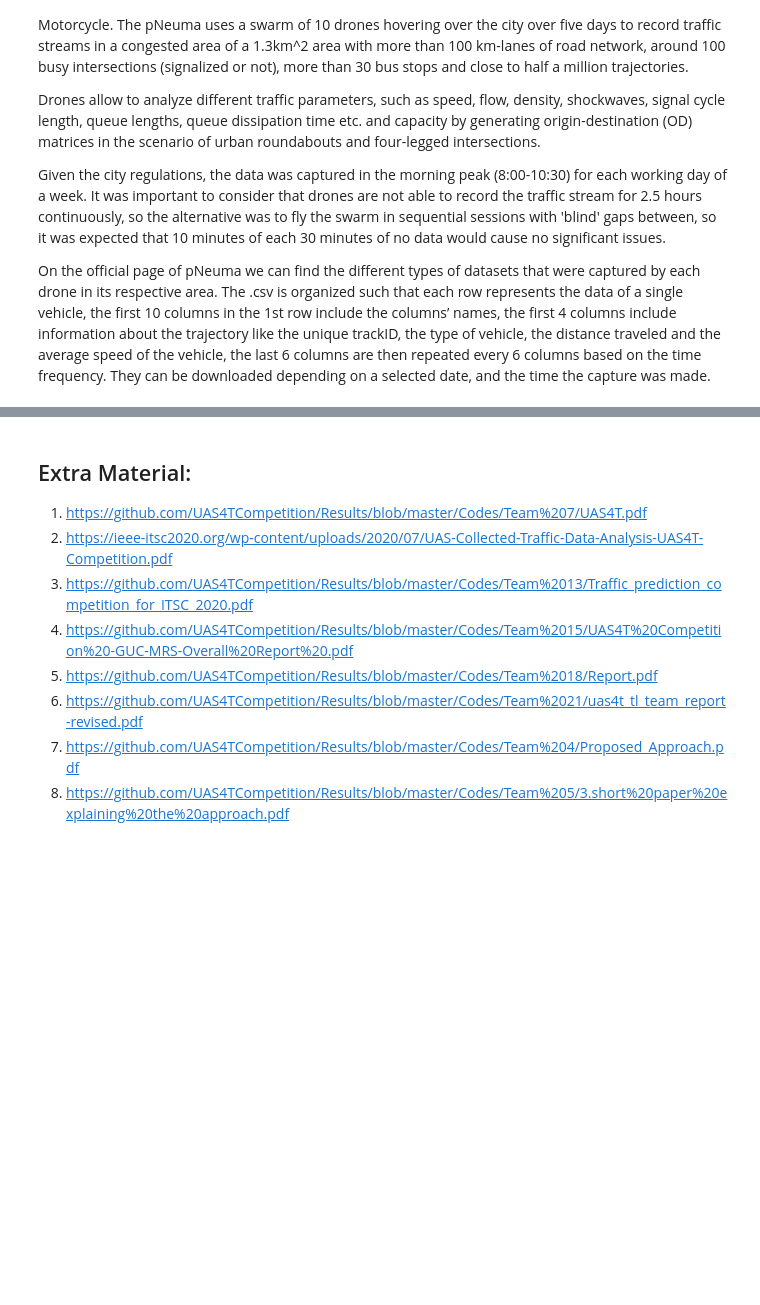
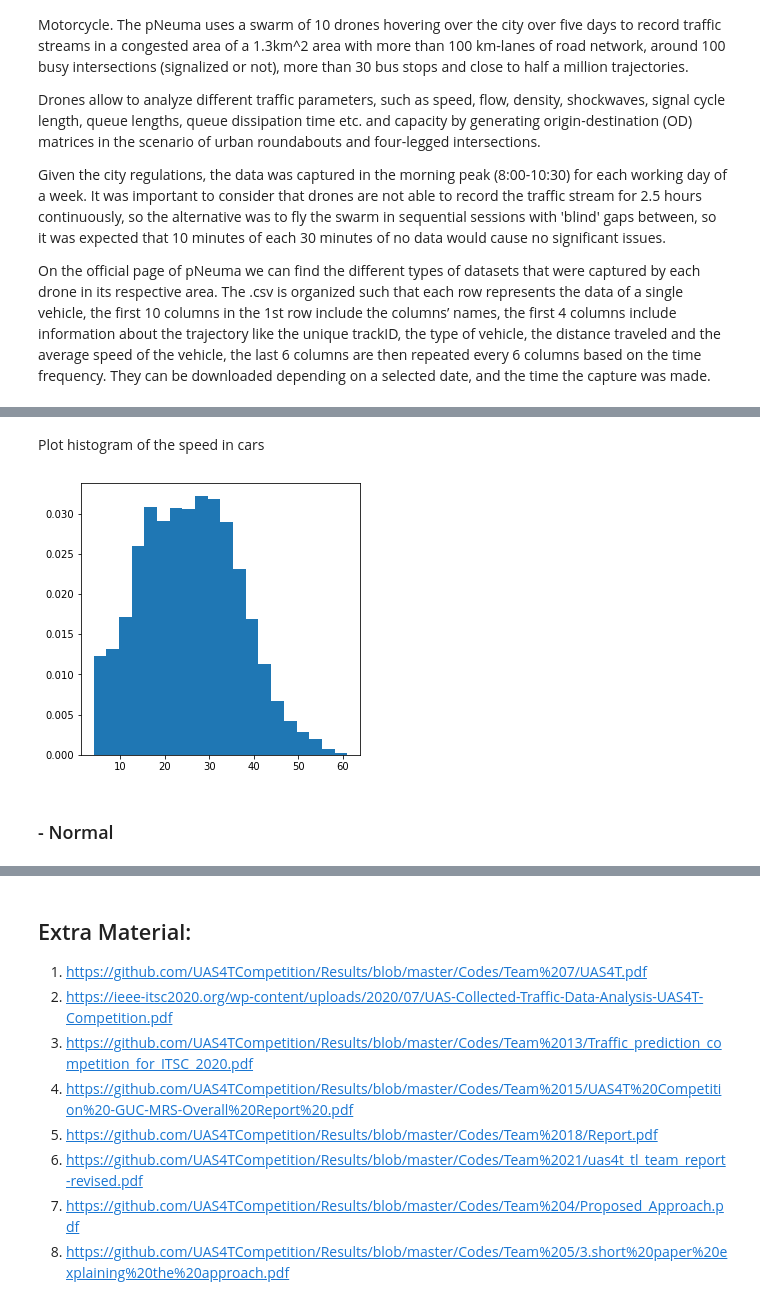
Before and after one commit to gperaza/traffic-data-analysis, a Jupyter notebook: pNEUMA/Estancia.ipynb, the cells around one changed output, grey strips where cells are left out. Cells and saved outputs as stored; diff of their text form; code cells hidden in the pictures; blank space fills up the shorter version.

```diff
--- a/pNEUMA/Estancia.ipynb
+++ b/pNEUMA/Estancia.ipynb
@@ -237,0 +102,2 @@ plt.show()
+# %%
+df = dd.read_parquet(fname.split('.')[0] + '-points.parquet')
@@ -237,0 +265,2 @@ plt.show()
+# %%
+df = df.compute()
@@ -237,0 +271,12 @@ plt.show()
+# %%
+type_car = df[((df['type'] == 'Car') & (df['speed'] > 0))]
+# %% [markdown]
+Plot histogram of the speed in cars
+# %%
+fig, ax = plt.subplots(figsize = (5,5))
+ax.hist(type_car['speed'], density = True, range=(4,61), bins = 20)
+plt.show()
+# %% [output]
+[figure, added]
+# %% [markdown]
+### - Normal
```
Also changed, not shown: parts of 217 cells of this notebook.
